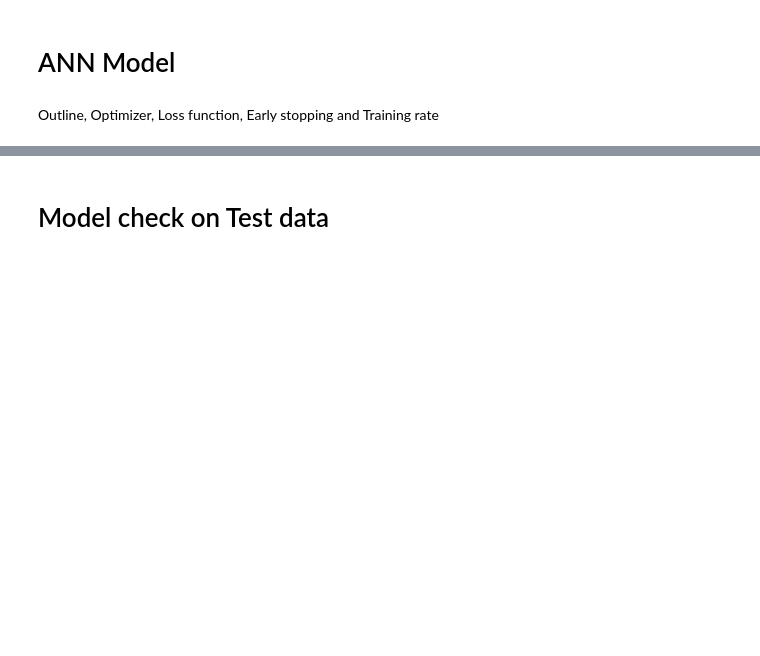
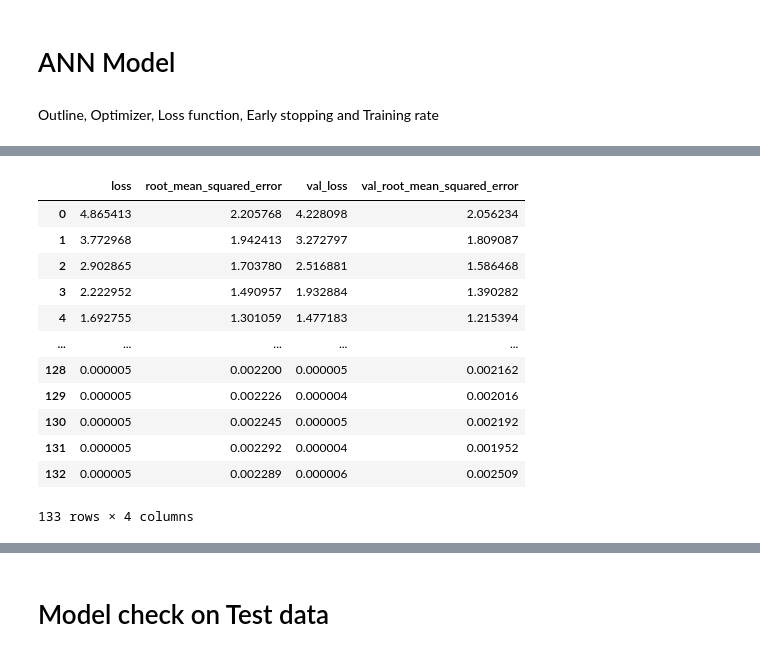
Before and after one commit to nirmalparmarphd/microDSC_error_prediction_ANN, a Jupyter notebook: ann_dsc_error_prediction.ipynb, the cells around one changed output, grey strips where cells are left out. Drawn from its saved outputs; the diff is of its cells as text; code cells hidden in the pictures; blank space fills up the shorter version.

```diff
--- a/ann_dsc_error_prediction.ipynb
+++ b/ann_dsc_error_prediction.ipynb
@@ -101,4 +97,23 @@ Non-trainable params: 0
 _________________________________________________________________
+# %%
+# saving training history as a dataframe
+df_history = pd.DataFrame(history.history)
+df_history.to_csv('data/training_histroy.csv')
+display(df_history)
+# %% [output]
+|  | loss | root_mean_squared_error | val_loss | val_root_mean_squared_error |
+| 0 | 4.865413 | 2.205768 | 4.228098 | 2.056234 |
+| 1 | 3.772968 | 1.942413 | 3.272797 | 1.809087 |
+| 2 | 2.902865 | 1.703780 | 2.516881 | 1.586468 |
+| 3 | 2.222952 | 1.490957 | 1.932884 | 1.390282 |
+| 4 | 1.692755 | 1.301059 | 1.477183 | 1.215394 |
+| ... | ... | ... | ... | ... |
+| 128 | 0.000005 | 0.002200 | 0.000005 | 0.002162 |
+| 129 | 0.000005 | 0.002226 | 0.000004 | 0.002016 |
+| 130 | 0.000005 | 0.002245 | 0.000005 | 0.002192 |
+| 131 | 0.000005 | 0.002292 | 0.000004 | 0.001952 |
+| 132 | 0.000005 | 0.002289 | 0.000006 | 0.002509 |
+133 rows × 4 columns
 # %%
 import matplotlib.pyplot as plt
 plt.plot(history.history['loss'], label='Training loss')
```
Also changed, not shown: parts of 14 cells of this notebook, 7 other files.
